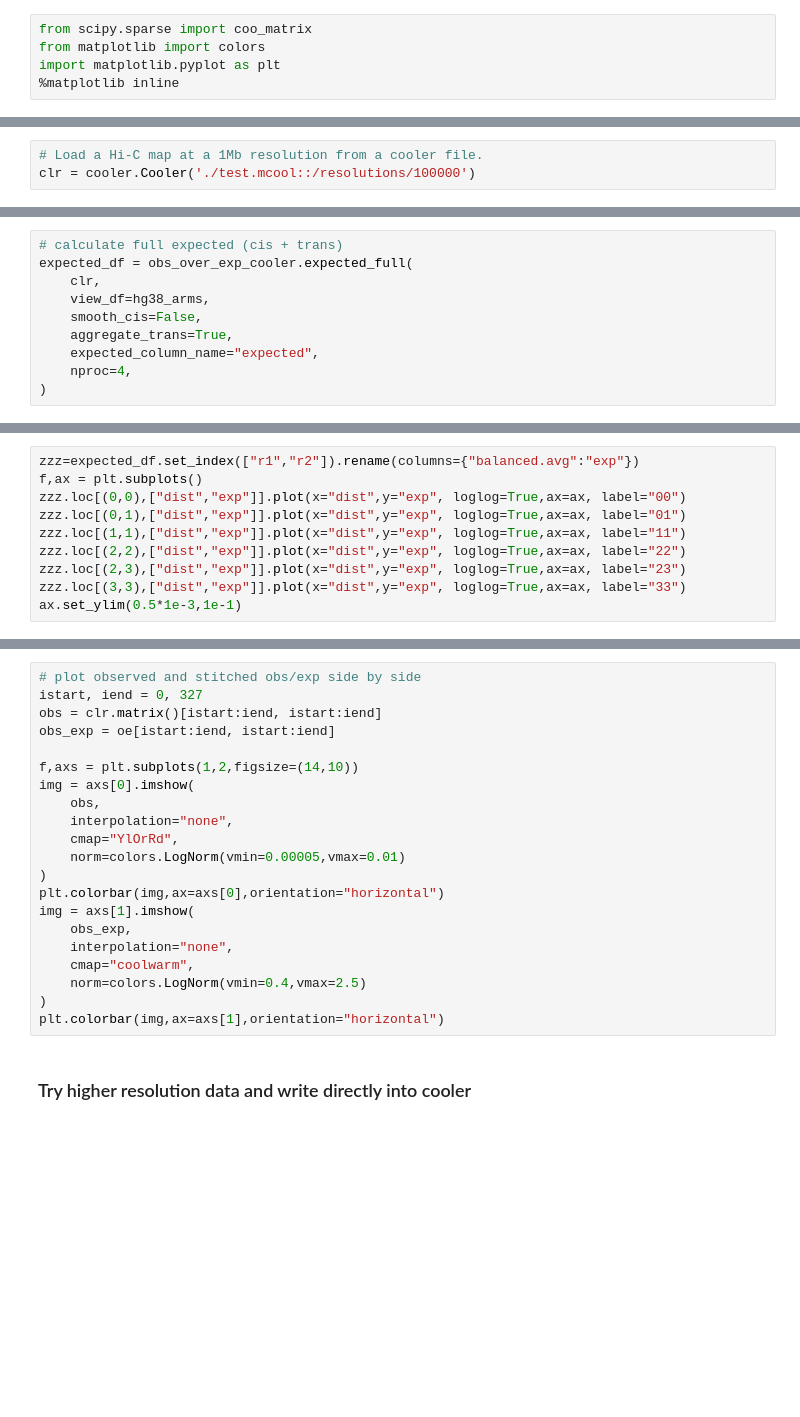
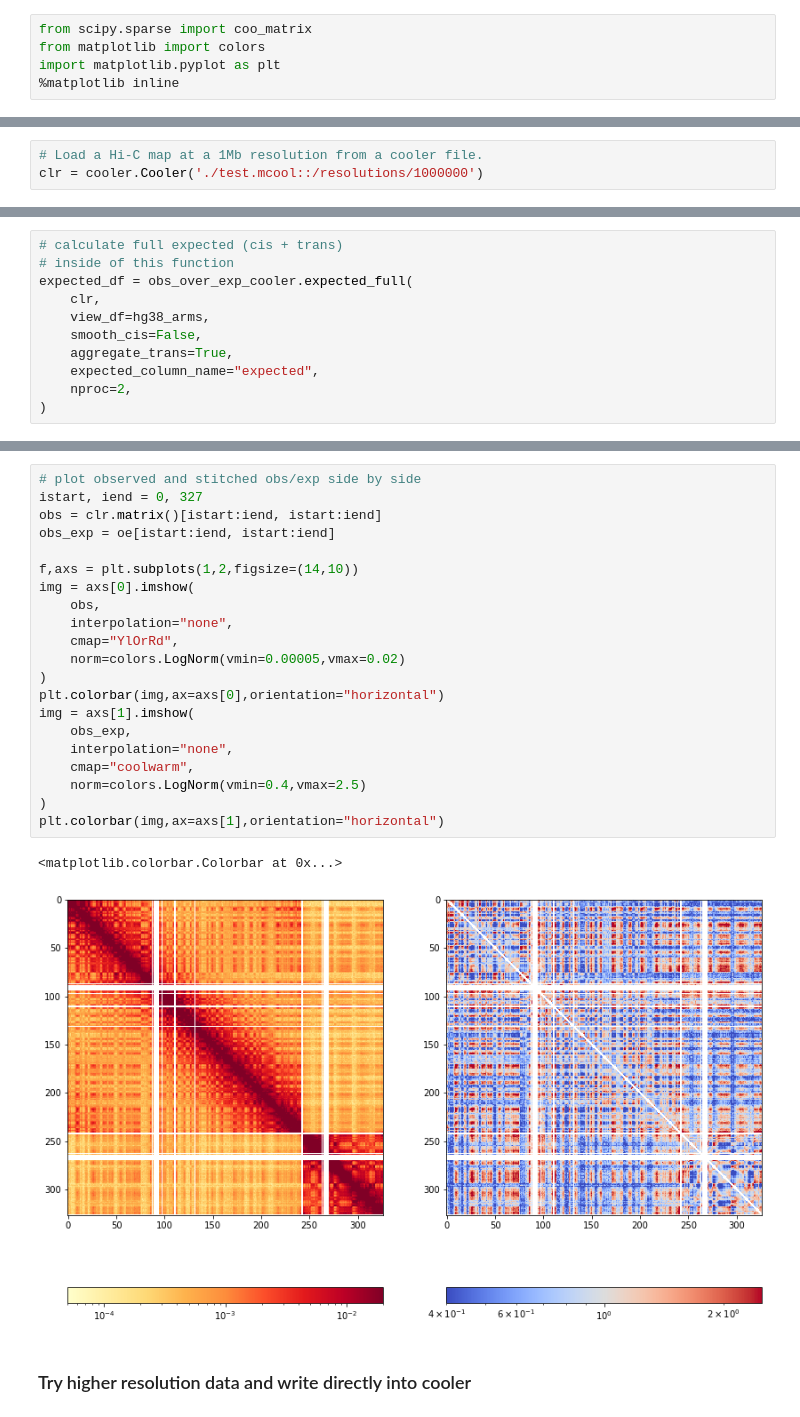
Before and after one commit to open2c/cooltools, a Jupyter notebook: cooltools/sandbox/observed_over_expected_example.ipynb, the cells around one changed output, grey strips where cells are left out. Drawn from its saved outputs; the diff is of its cells as text; blank space fills up the shorter version.

Commit message:
working expected_full_fast, updated example notebook

```diff
--- a/cooltools/sandbox/observed_over_expected_example.ipynb
+++ b/cooltools/sandbox/observed_over_expected_example.ipynb
@@ -30,7 +22,7 @@ print(cool_file)
 ./test.mcool
 # %%
 # Load a Hi-C map at a 1Mb resolution from a cooler file.
-clr = cooler.Cooler('./test.mcool::/resolutions/100000')
+clr = cooler.Cooler('./test.mcool::/resolutions/1000000')
 # %%
 # Use bioframe to fetch the genomic features from the UCSC.
 hg38_chromsizes = bioframe.fetch_chromsizes('hg38')
@@ -148,11 +41,12 @@ for g,df in uuu[uuu["dist"]>0].groupby(["region1","region2"]):
 # %%
 # calculate full expected (cis + trans)
+# inside of this function
 expected_df = obs_over_exp_cooler.expected_full(
     clr,
     view_df=hg38_arms,
     smooth_cis=False,
     aggregate_trans=True,
     expected_column_name="expected",
-    nproc=4,
+    nproc=2,
 )
 # %% [output]
@@ -183,10 +55,0 @@ array(['chr2_p', 'chr2_p', 'chr2_p', ..., 'chr2_q', 'chr17_p', 'chr17_q'],
-# %%
-zzz=expected_df.set_index(["r1","r2"]).rename(columns={"balanced.avg":"exp"})
-f,ax = plt.subplots()
-zzz.loc[(0,0),["dist","exp"]].plot(x="dist",y="exp", loglog=True,ax=ax, label="00")
-zzz.loc[(0,1),["dist","exp"]].plot(x="dist",y="exp", loglog=True,ax=ax, label="01")
-zzz.loc[(1,1),["dist","exp"]].plot(x="dist",y="exp", loglog=True,ax=ax, label="11")
-zzz.loc[(2,2),["dist","exp"]].plot(x="dist",y="exp", loglog=True,ax=ax, label="22")
-zzz.loc[(2,3),["dist","exp"]].plot(x="dist",y="exp", loglog=True,ax=ax, label="23")
-zzz.loc[(3,3),["dist","exp"]].plot(x="dist",y="exp", loglog=True,ax=ax, label="33")
-ax.set_ylim(0.5*1e-3,1e-1)
@@ -218,24 +134,27 @@ print(f"generated symmetrix obs/exp matrix of size {N} X {N}")
 # %%
 # plot observed and stitched obs/exp side by side
 istart, iend = 0, 327
 obs = clr.matrix()[istart:iend, istart:iend]
 obs_exp = oe[istart:iend, istart:iend]
 
 f,axs = plt.subplots(1,2,figsize=(14,10))
 img = axs[0].imshow(
     obs,
     interpolation="none",
     cmap="YlOrRd",
-    norm=colors.LogNorm(vmin=0.00005,vmax=0.01)
+    norm=colors.LogNorm(vmin=0.00005,vmax=0.02)
 )
 plt.colorbar(img,ax=axs[0],orientation="horizontal")
 img = axs[1].imshow(
     obs_exp,
     interpolation="none",
     cmap="coolwarm",
     norm=colors.LogNorm(vmin=0.4,vmax=2.5)
 )
 plt.colorbar(img,ax=axs[1],orientation="horizontal")
+# %% [output]
+<matplotlib.colorbar.Colorbar at 0x...>
+[figure, added]
 # %% [markdown]
 ### Try higher resolution data and write directly into cooler
 # %%
```
Also changed, not shown: parts of 28 cells of this notebook, 1 other file.
